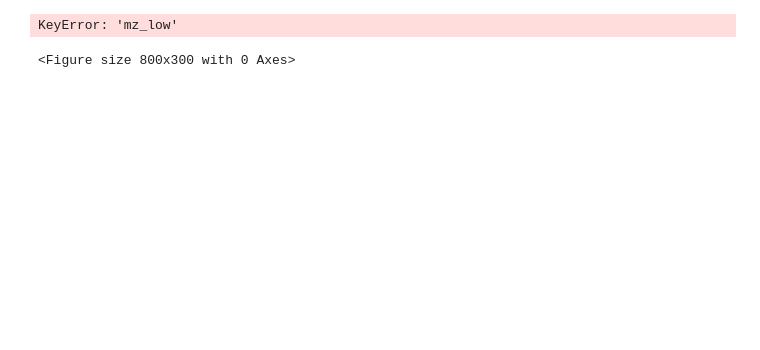
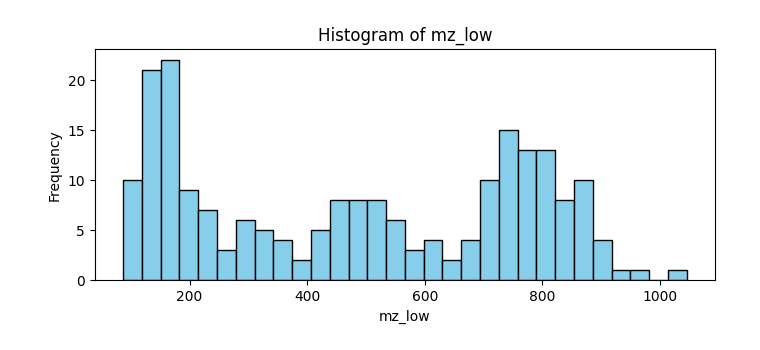
Before and after one commit to Nikhitha-N/protein_spectrometry_data, a Jupyter notebook: training.ipynb, the cells around one changed output. Saved outputs shown, nothing was run; the diff lists cells and outputs as text; code cells hidden in the pictures; blank space fills up the shorter version.

```diff
--- a/training.ipynb
+++ b/training.ipynb
@@ -150,10 +95,9 @@ plt.show()
 # %%
 plt.figure(figsize=(8, 3))
-plt.hist(df1["mz_low"], bins=30, color="skyblue", edgecolor="black")
+plt.hist(df["mz_low"], bins=30, color="skyblue", edgecolor="black")
 plt.title("Histogram of mz_low")
 plt.xlabel("mz_low")
 plt.ylabel("Frequency")
 plt.show()
 # %% [output]
-KeyError: 'mz_low'
-<Figure size 800x300 with 0 Axes>
+[figure, added]
```
Also changed, not shown: parts of 18 cells of this notebook.
